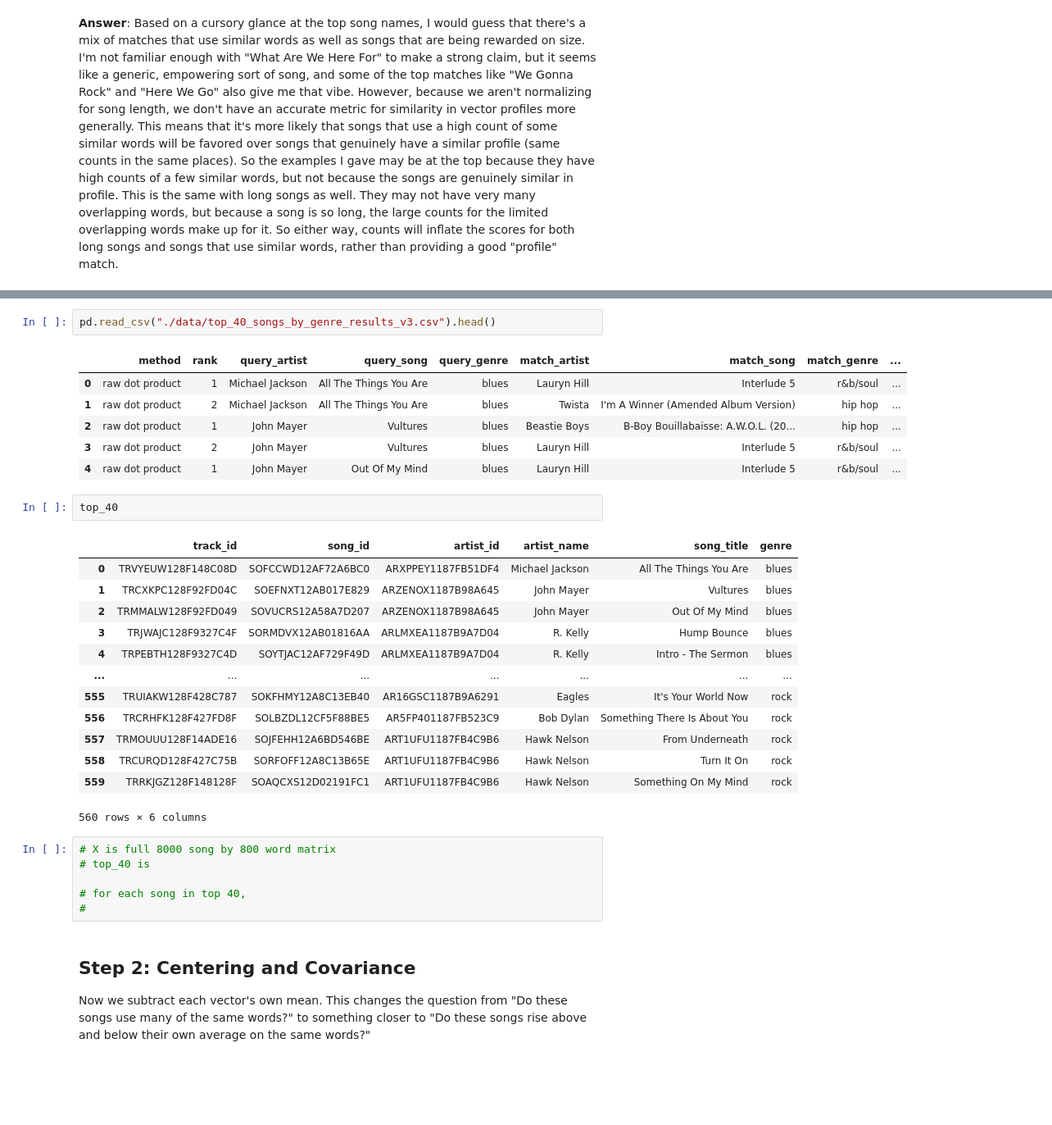
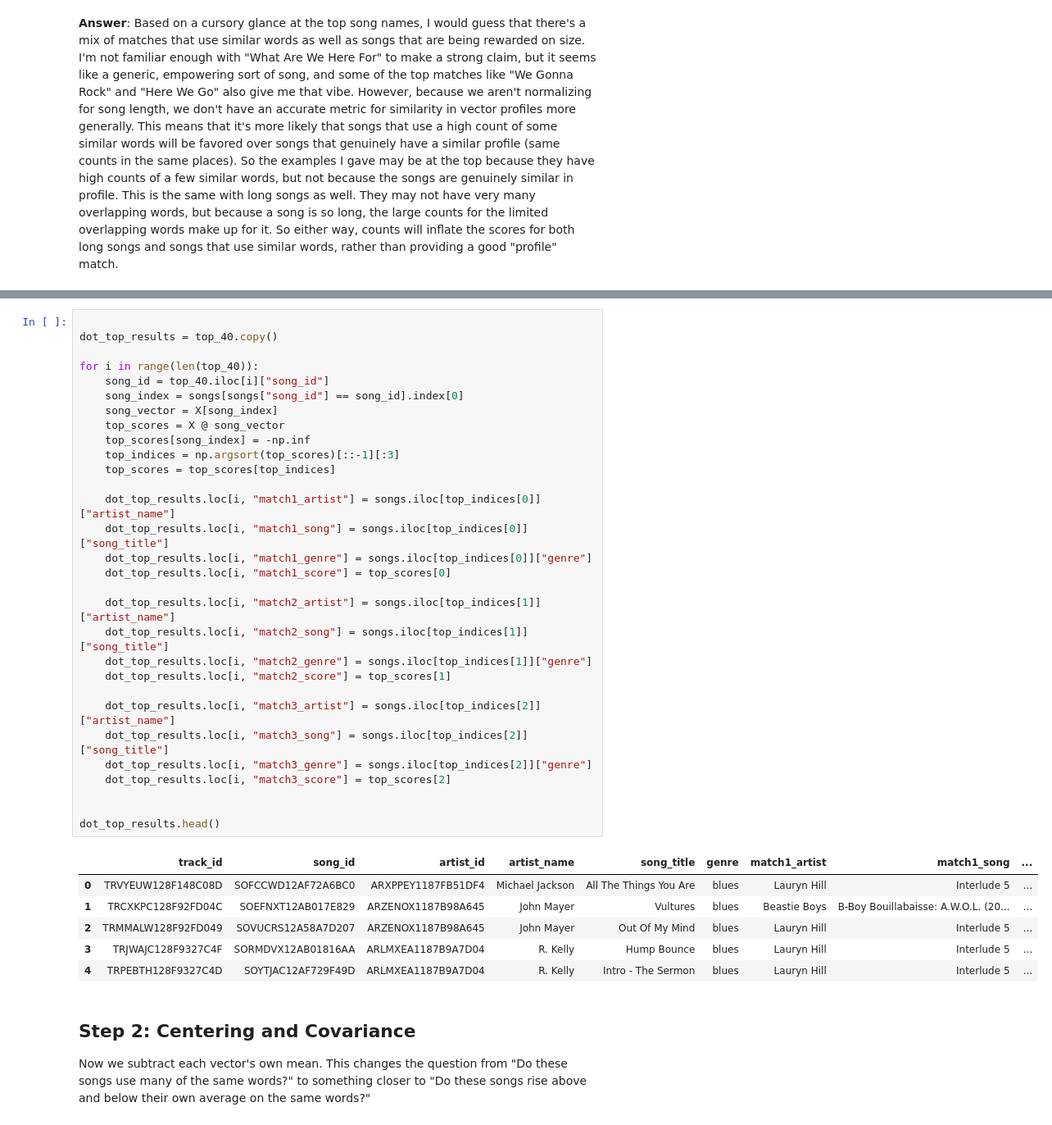
Before and after one commit to ae-phillips/uu_vectors_and_matrices, a Jupyter notebook: Thursday Lab/lab_01.ipynb, the cells around one changed output, grey strips where cells are left out. Shown at 82% size. Saved outputs shown, nothing was run; the diff lists cells and outputs as text; blank space fills up the shorter version.

```diff
--- a/Thursday Lab/lab_01.ipynb
+++ b/Thursday Lab/lab_01.ipynb
@@ -254,34 +206,40 @@ for each song in top 40,
-# %%
-pd.read_csv("./data/top_40_songs_by_genre_results_v3.csv").head()
-# %% [output]
-|  | method | rank | query_artist | query_song | query_genre | match_artist | match_song | match_genre | ... |
-| 0 | raw dot product | 1 | Michael Jackson | All The Things You Are | blues | Lauryn Hill | Interlude 5 | r&b/soul | ... |
-| 1 | raw dot product | 2 | Michael Jackson | All The Things You Are | blues | Twista | I'm A Winner (Amended Album Version) | hip hop | ... |
-| 2 | raw dot product | 1 | John Mayer | Vultures | blues | Beastie Boys | B-Boy Bouillabaisse: A.W.O.L. (20... | hip hop | ... |
-| 3 | raw dot product | 2 | John Mayer | Vultures | blues | Lauryn Hill | Interlude 5 | r&b/soul | ... |
-| 4 | raw dot product | 1 | John Mayer | Out Of My Mind | blues | Lauryn Hill | Interlude 5 | r&b/soul | ... |
-# %%
-top_40
-# %% [output]
-|  | track_id | song_id | artist_id | artist_name | song_title | genre |
-| 0 | TRVYEUW128F148C08D | SOFCCWD12AF72A6BC0 | ARXPPEY1187FB51DF4 | Michael Jackson | All The Things You Are | blues |
-| 1 | TRCXKPC128F92FD04C | SOEFNXT12AB017E829 | ARZENOX1187B98A645 | John Mayer | Vultures | blues |
-| 2 | TRMMALW128F92FD049 | SOVUCRS12A58A7D207 | ARZENOX1187B98A645 | John Mayer | Out Of My Mind | blues |
-| 3 | TRJWAJC128F9327C4F | SORMDVX12AB01816AA | ARLMXEA1187B9A7D04 | R. Kelly | Hump Bounce | blues |
-| 4 | TRPEBTH128F9327C4D | SOYTJAC12AF729F49D | ARLMXEA1187B9A7D04 | R. Kelly | Intro - The Sermon | blues |
-| ... | ... | ... | ... | ... | ... | ... |
-| 555 | TRUIAKW128F428C787 | SOKFHMY12A8C13EB40 | AR16GSC1187B9A6291 | Eagles | It's Your World Now | rock |
-| 556 | TRCRHFK128F427FD8F | SOLBZDL12CF5F88BE5 | AR5FP401187FB523C9 | Bob Dylan | Something There Is About You | rock |
-| 557 | TRMOUUU128F14ADE16 | SOJFEHH12A6BD546BE | ART1UFU1187FB4C9B6 | Hawk Nelson | From Underneath | rock |
-| 558 | TRCURQD128F427C75B | SORFOFF12A8C13B65E | ART1UFU1187FB4C9B6 | Hawk Nelson | Turn It On | rock |
-| 559 | TRRKJGZ128F148128F | SOAQCXS12D02191FC1 | ART1UFU1187FB4C9B6 | Hawk Nelson | Something On My Mind | rock |
-560 rows × 6 columns
-# %%
-# X is full 8000 song by 800 word matrix
-# top_40 is
-
-# for each song in top 40,
-#
+# %%
+
+dot_top_results = top_40.copy()
+
+for i in range(len(top_40)):
+    song_id = top_40.iloc[i]["song_id"]
+    song_index = songs[songs["song_id"] == song_id].index[0]
+    song_vector = X[song_index]
+    top_scores = X @ song_vector
+    top_scores[song_index] = -np.inf
+    top_indices = np.argsort(top_scores)[::-1][:3]
+    top_scores = top_scores[top_indices]
+
+    dot_top_results.loc[i, "match1_artist"] = songs.iloc[top_indices[0]]["artist_name"]
+    dot_top_results.loc[i, "match1_song"] = songs.iloc[top_indices[0]]["song_title"]
+    dot_top_results.loc[i, "match1_genre"] = songs.iloc[top_indices[0]]["genre"]
+    dot_top_results.loc[i, "match1_score"] = top_scores[0]
+
+    dot_top_results.loc[i, "match2_artist"] = songs.iloc[top_indices[1]]["artist_name"]
+    dot_top_results.loc[i, "match2_song"] = songs.iloc[top_indices[1]]["song_title"]
+    dot_top_results.loc[i, "match2_genre"] = songs.iloc[top_indices[1]]["genre"]
+    dot_top_results.loc[i, "match2_score"] = top_scores[1]
+
+    dot_top_results.loc[i, "match3_artist"] = songs.iloc[top_indices[2]]["artist_name"]
+    dot_top_results.loc[i, "match3_song"] = songs.iloc[top_indices[2]]["song_title"]
+    dot_top_results.loc[i, "match3_genre"] = songs.iloc[top_indices[2]]["genre"]
+    dot_top_results.loc[i, "match3_score"] = top_scores[2]
+
+
+dot_top_results.head()
+# %% [output]
+|  | track_id | song_id | artist_id | artist_name | song_title | genre | match1_artist | match1_song | ... |
+| 0 | TRVYEUW128F148C08D | SOFCCWD12AF72A6BC0 | ARXPPEY1187FB51DF4 | Michael Jackson | All The Things You Are | blues | Lauryn Hill | Interlude 5 | ... |
+| 1 | TRCXKPC128F92FD04C | SOEFNXT12AB017E829 | ARZENOX1187B98A645 | John Mayer | Vultures | blues | Beastie Boys | B-Boy Bouillabaisse: A.W.O.L. (20... | ... |
+| 2 | TRMMALW128F92FD049 | SOVUCRS12A58A7D207 | ARZENOX1187B98A645 | John Mayer | Out Of My Mind | blues | Lauryn Hill | Interlude 5 | ... |
+| 3 | TRJWAJC128F9327C4F | SORMDVX12AB01816AA | ARLMXEA1187B9A7D04 | R. Kelly | Hump Bounce | blues | Lauryn Hill | Interlude 5 | ... |
+| 4 | TRPEBTH128F9327C4D | SOYTJAC12AF729F49D | ARLMXEA1187B9A7D04 | R. Kelly | Intro - The Sermon | blues | Lauryn Hill | Interlude 5 | ... |
 # %% [markdown]
 ## Step 2: Centering and Covariance
 
```
Also changed, not shown: parts of 15 cells of this notebook.
